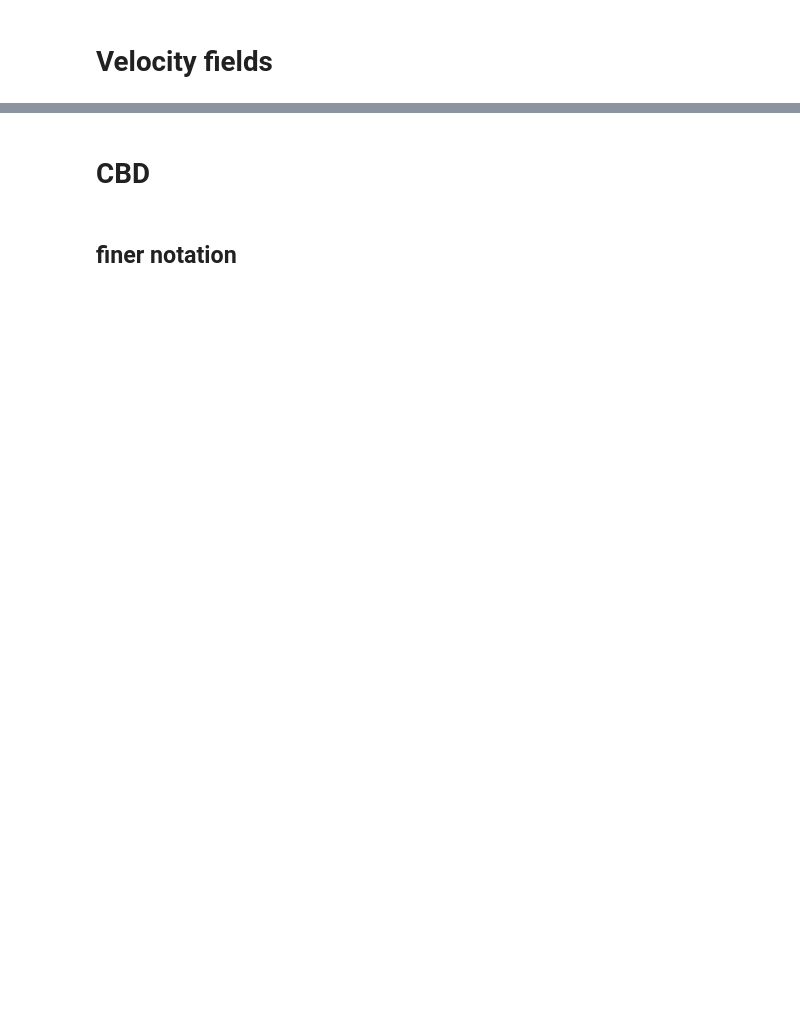
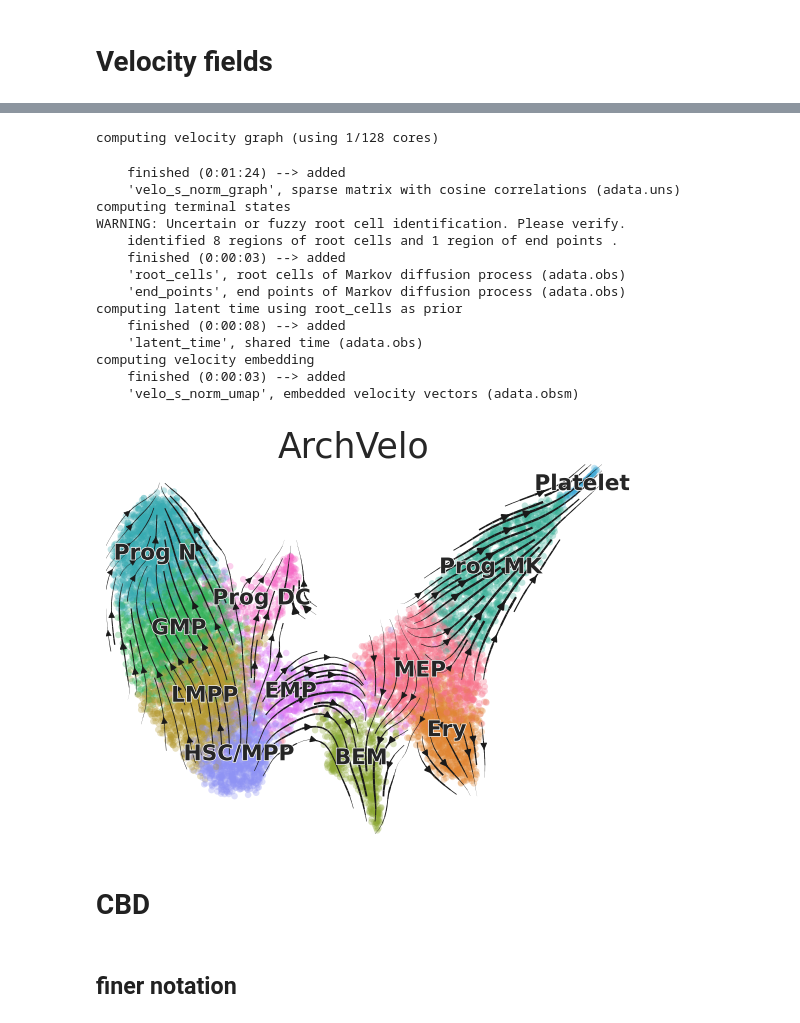
Before and after one commit to MariaAvdeeva/ArchVelo_notebooks, a Jupyter notebook: HSC/5_CBDir.ipynb, the cells around one changed output, grey strips where cells are left out. Drawn from its saved outputs; the diff is of its cells as text; code cells hidden in the pictures; blank space fills up the shorter version.

```diff
--- a/HSC/5_CBDir.ipynb
+++ b/HSC/5_CBDir.ipynb
@@ -56,13 +74,30 @@ plt.savefig(fig_outdir+'MultiVelo_results.svg', dpi = 500, transparent = True)
 # %%
-# mv.velocity_graph(AA_result)
-# mv.latent_time(AA_result)
+mv.velocity_graph(AA_result)
+mv.latent_time(AA_result)
 mv.velocity_embedding_stream(AA_result,
                              show=False,
                              color = celltype_name,
                              title = 'ArchVelo',
                             fontsize = 25)
 plt.savefig(fig_outdir+'AA_results.png', dpi = 500, transparent = True)
 plt.savefig(fig_outdir+'AA_results.svg', dpi = 500, transparent = True)
+# %% [output]
+computing velocity graph (using 1/128 cores)
+    finished (0:01:24) --> added
+    'velo_s_norm_graph', sparse matrix with cosine correlations (adata.uns)
+computing terminal states
+WARNING: Uncertain or fuzzy root cell identification. Please verify.
+    identified 8 regions of root cells and 1 region of end points .
+    finished (0:00:03) --> added
+    'root_cells', root cells of Markov diffusion process (adata.obs)
+    'end_points', end points of Markov diffusion process (adata.obs)
+computing latent time using root_cells as prior
+    finished (0:00:08) --> added
+    'latent_time', shared time (adata.obs)
+computing velocity embedding
+    finished (0:00:03) --> added
+    'velo_s_norm_umap', embedded velocity vectors (adata.obsm)
+[figure, added]
 # %% [markdown]
 # CBD
 # %%
```
Also changed, not shown: parts of 6 cells of this notebook, 12 other files.
